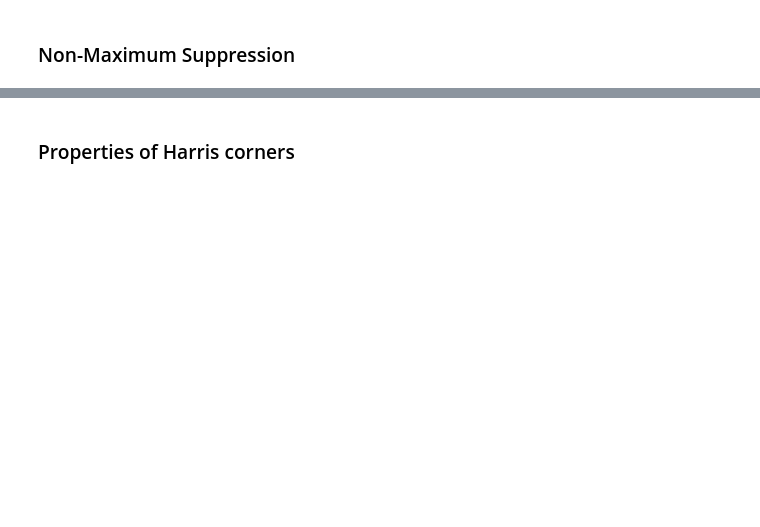
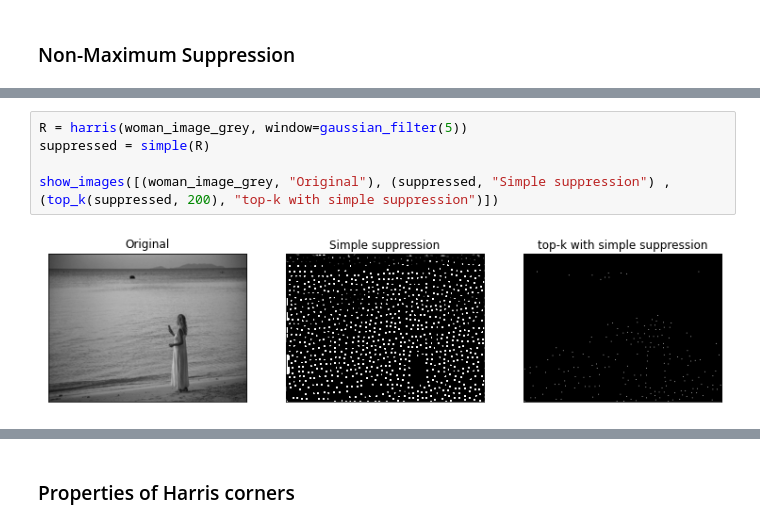
Before and after one commit to 0WN463/wellspring, a Jupyter notebook: computer-vision/key_points.ipynb, the cells around one changed output, grey strips where cells are left out. Saved outputs shown, nothing was run; the diff lists cells and outputs as text; blank space fills up the shorter version.

```diff
--- a/computer-vision/key_points.ipynb
+++ b/computer-vision/key_points.ipynb
@@ -328,0 +419,7 @@ plt.show()
+# %%
+R = harris(woman_image_grey, window=gaussian_filter(5))
+suppressed = simple(R)
+
+show_images([(woman_image_grey, "Original"), (suppressed, "Simple suppression") , (top_k(suppressed, 200), "top-k with simple suppression")])
+# %% [output]
+[figure, added]
```
Also changed, not shown: parts of 48 cells of this notebook, 3 other files.
